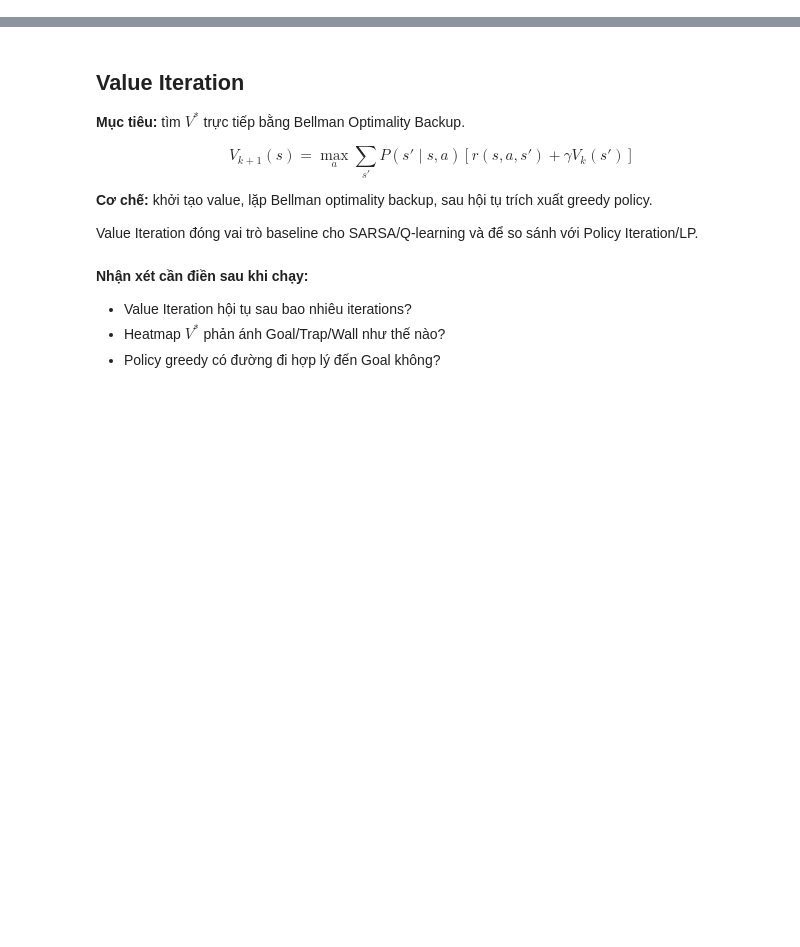
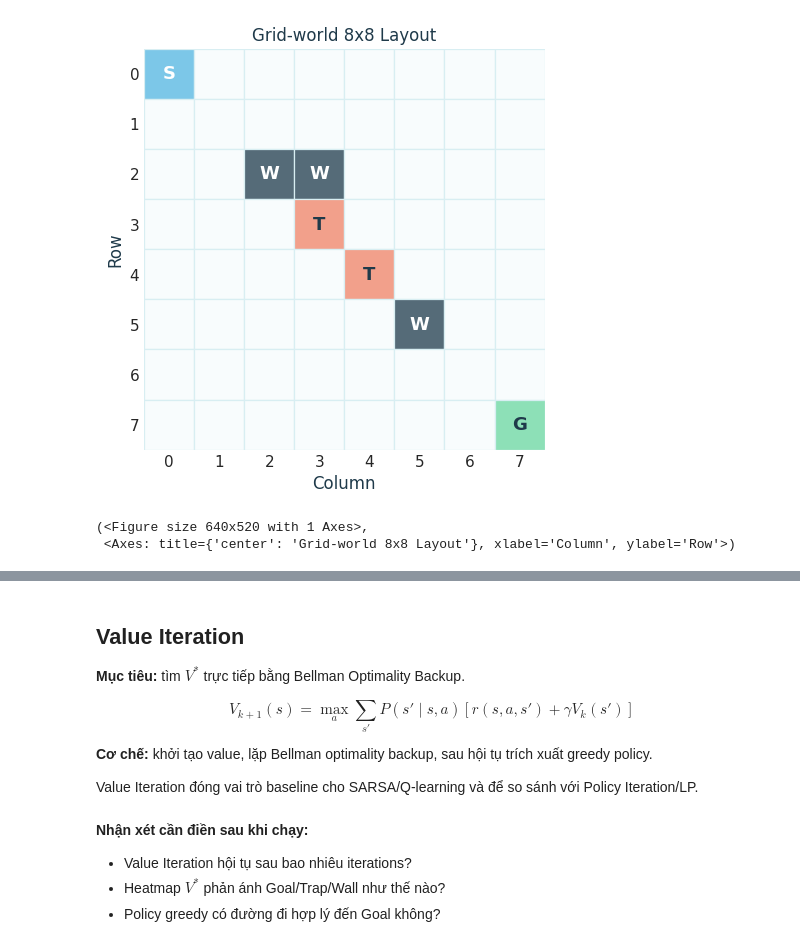
Before and after one commit to TruongQuangPhat/Reinforcement-Learning, a Jupyter notebook: notebooks/planning.ipynb, the cells around one changed output, grey strips where cells are left out. Saved outputs shown, nothing was run; the diff lists cells and outputs as text; code cells hidden in the pictures; blank space fills up the shorter version.

```diff
--- a/notebooks/planning.ipynb
+++ b/notebooks/planning.ipynb
@@ -37,11 +101,6 @@ PROJECT_ROOT
 # %%
-import json
 from pathlib import Path
 from time import perf_counter
-
-import numpy as np
-import matplotlib.pyplot as plt
-from IPython.display import Image, display
 
 from envs.planning_grid_world import PlanningGridWorld
 from agents.planning import (
@@ -52,12 +111,17 @@ from agents.planning import (
 )
 from utils.metrics import mean_squared_error, max_abs_error, policy_agreement
 from utils.visualization import (
+    plot_grid_world_layout,
     plot_value_heatmap,
     plot_policy_arrows,
+    plot_policy_changes,
     plot_bellman_residual,
     plot_comparison_bar,
 )
 
-NOTEBOOK_FIGURE_DIR = PROJECT_ROOT / "report" / "figures" / "notebook_demos" / "planning"
+NOTEBOOK_FIGURE_DIR = PROJECT_ROOT / "report" / "figures" / "planning"
 NOTEBOOK_VERBOSE = 2
-NOTEBOOK_LOG_INTERVAL = 5
+NOTEBOOK_LOG_INTERVAL = 100
+
+NOTEBOOK_FIGURE_DIR.mkdir(parents=True, exist_ok=True)
+NOTEBOOK_FIGURE_DIR
@@ -118,4 +213,12 @@ print("Number of states:", planning_env.num_states())
 # %%
-# TODO: Nếu đã có helper visualize layout riêng, gọi tại đây.
-# Ví dụ: plot_grid_world_layout(planning_env, title="Grid-world 8x8")
-# Hiện project có thể visualize value/policy sau khi chạy thuật toán.
+layout_path = NOTEBOOK_FIGURE_DIR / "grid_world_layout.png"
+plot_grid_world_layout(
+    planning_env,
+    title="Grid-world 8x8 Layout",
+    save_path=layout_path,
+    show=True,
+)
+# %% [output]
+[figure, added]
+(<Figure size 640x520 with 1 Axes>,
+ <Axes: title={'center': 'Grid-world 8x8 Layout'}, xlabel='Column', ylabel='Row'>)
```
Also changed, not shown: parts of 27 cells of this notebook, 10 other files.
